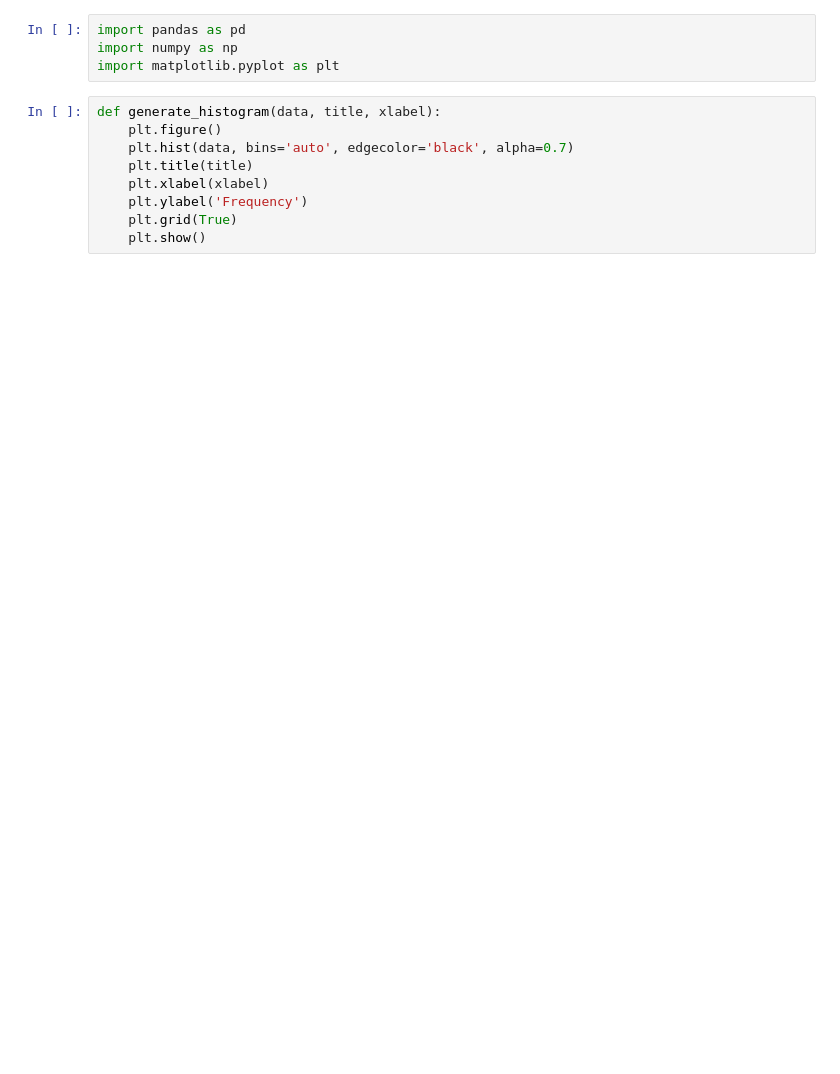
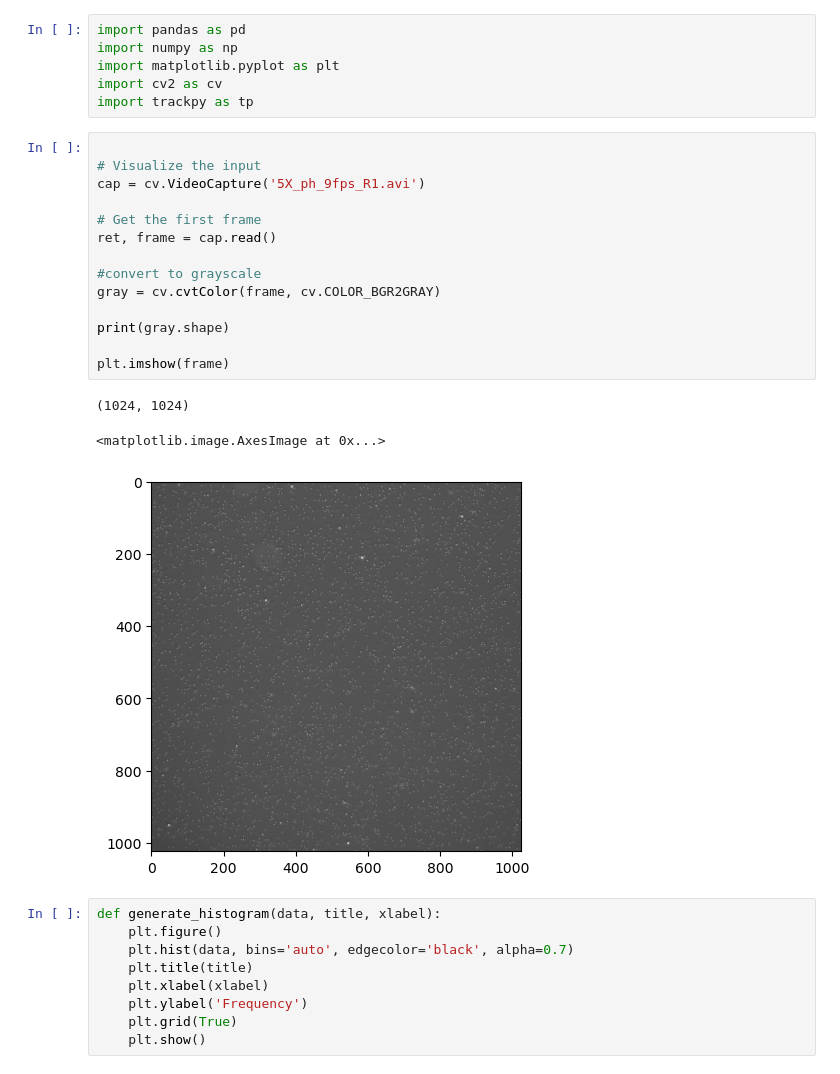
Before and after one commit to CAS-ReproLab/Sperm_Object_Tracking, a Jupyter notebook: UnifiedFramework/summarized_stats_new.ipynb, the cells around one changed output. Saved outputs shown, nothing was run; the diff lists cells and outputs as text; blank space fills up the shorter version.

```diff
--- a/UnifiedFramework/summarized_stats_new.ipynb
+++ b/UnifiedFramework/summarized_stats_new.ipynb
@@ -2,6 +2,26 @@
 import pandas as pd
 import numpy as np
 import matplotlib.pyplot as plt
+import cv2 as cv
+import trackpy as tp
+# %%
+
+# Visualize the input
+cap = cv.VideoCapture('5X_ph_9fps_R1.avi')
+
+# Get the first frame
+ret, frame = cap.read()
+
+#convert to grayscale
+gray = cv.cvtColor(frame, cv.COLOR_BGR2GRAY)
+
+print(gray.shape)
+
+plt.imshow(frame)
+# %% [output]
+(1024, 1024)
+<matplotlib.image.AxesImage at 0x...>
+[figure, added]
 # %%
 def generate_histogram(data, title, xlabel):
     plt.figure()
```
Also changed, not shown: parts of 2 cells of this notebook, 1 other file.
